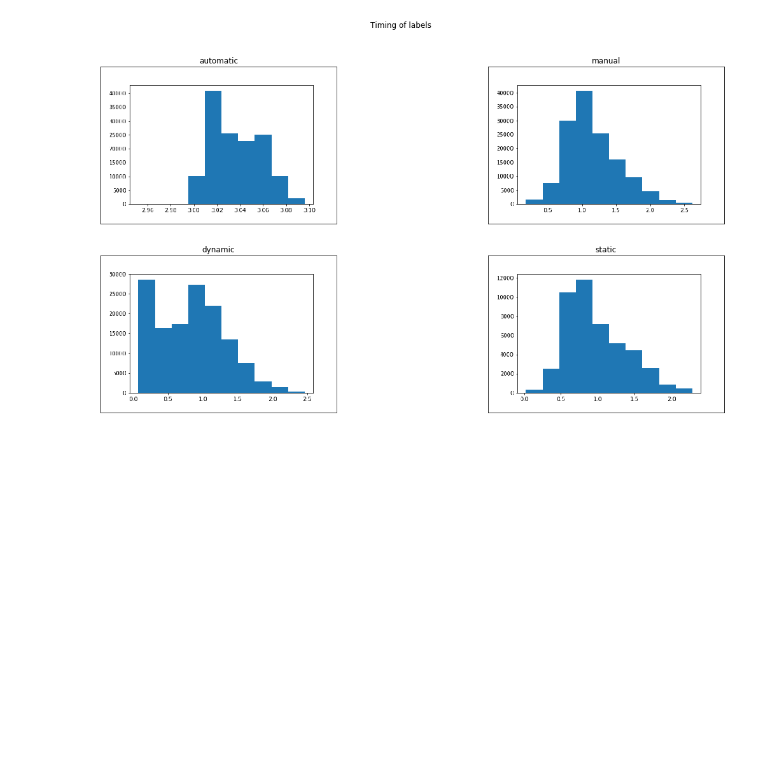
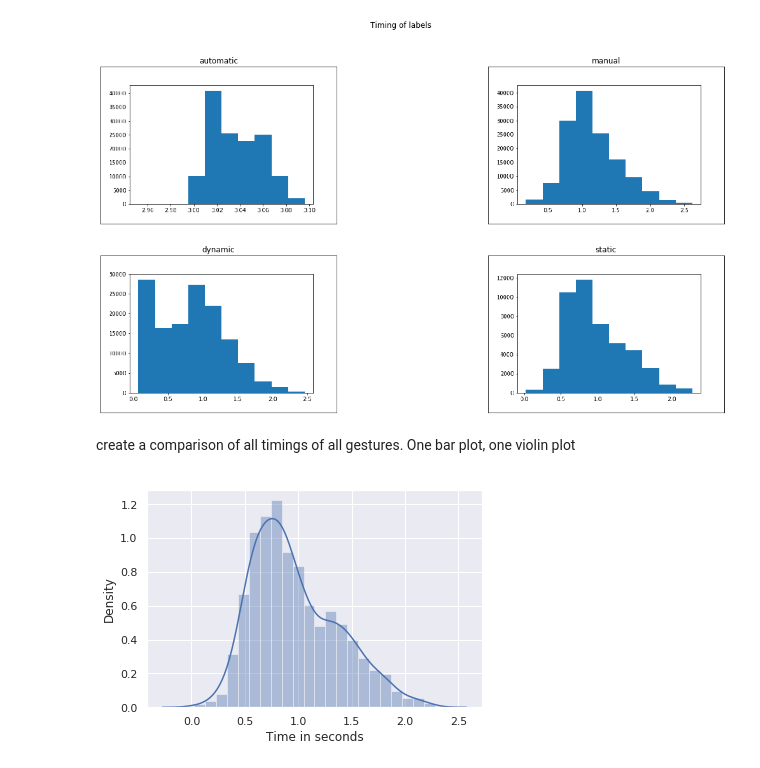
Before and after one commit to joergsimon/thesis, a Jupyter notebook: gesture-analysis/scripts/02 Timing of Gestures.ipynb, the cells around one changed output. Drawn from its saved outputs; the diff is of its cells as text; code cells hidden in the pictures; blank space fills up the shorter version.

```diff
--- a/gesture-analysis/scripts/02 Timing of Gestures.ipynb
+++ b/gesture-analysis/scripts/02 Timing of Gestures.ipynb
@@ -306,3 +315,5 @@ plt.suptitle('Timing of labels')
 plt.show()
 # %% [output]
 [figure]
+# %% [markdown]
+create a comparison of all timings of all gestures. One bar plot, one violin plot
@@ -308,0 +322,11 @@ plt.show()
+# %%
+timings = get_all_total_timings('static')
+all_timings = []
+for key, val in timings.items():
+    all_timings += list(val)
+ax = sns.distplot(all_timings)
+ax.set(xlabel='Time in seconds', ylabel='Density')
+#plt.hist(values)
+plt.show()
+# %% [output]
+[figure, added]
```
Also changed, not shown: parts of 9 cells of this notebook, 14 other files.
